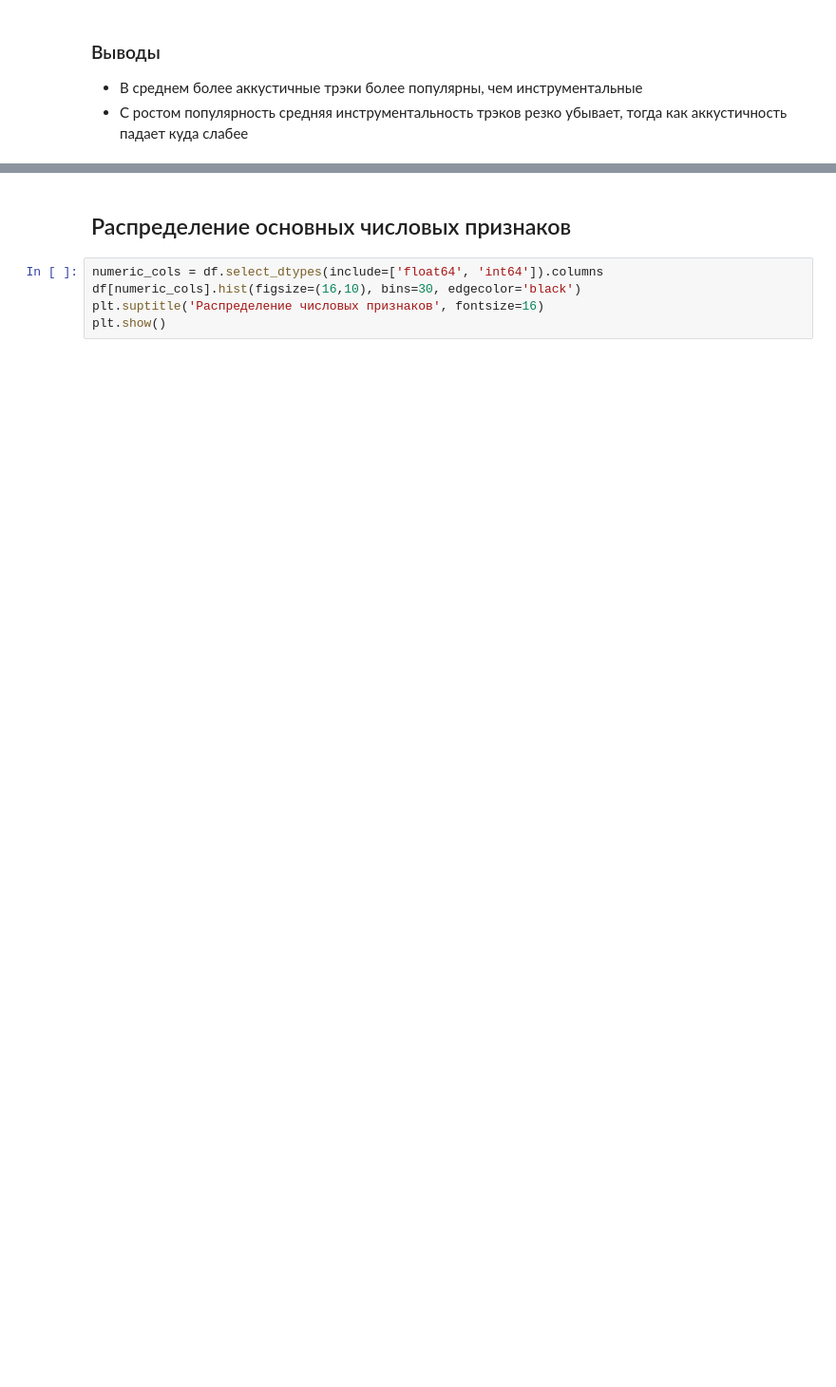
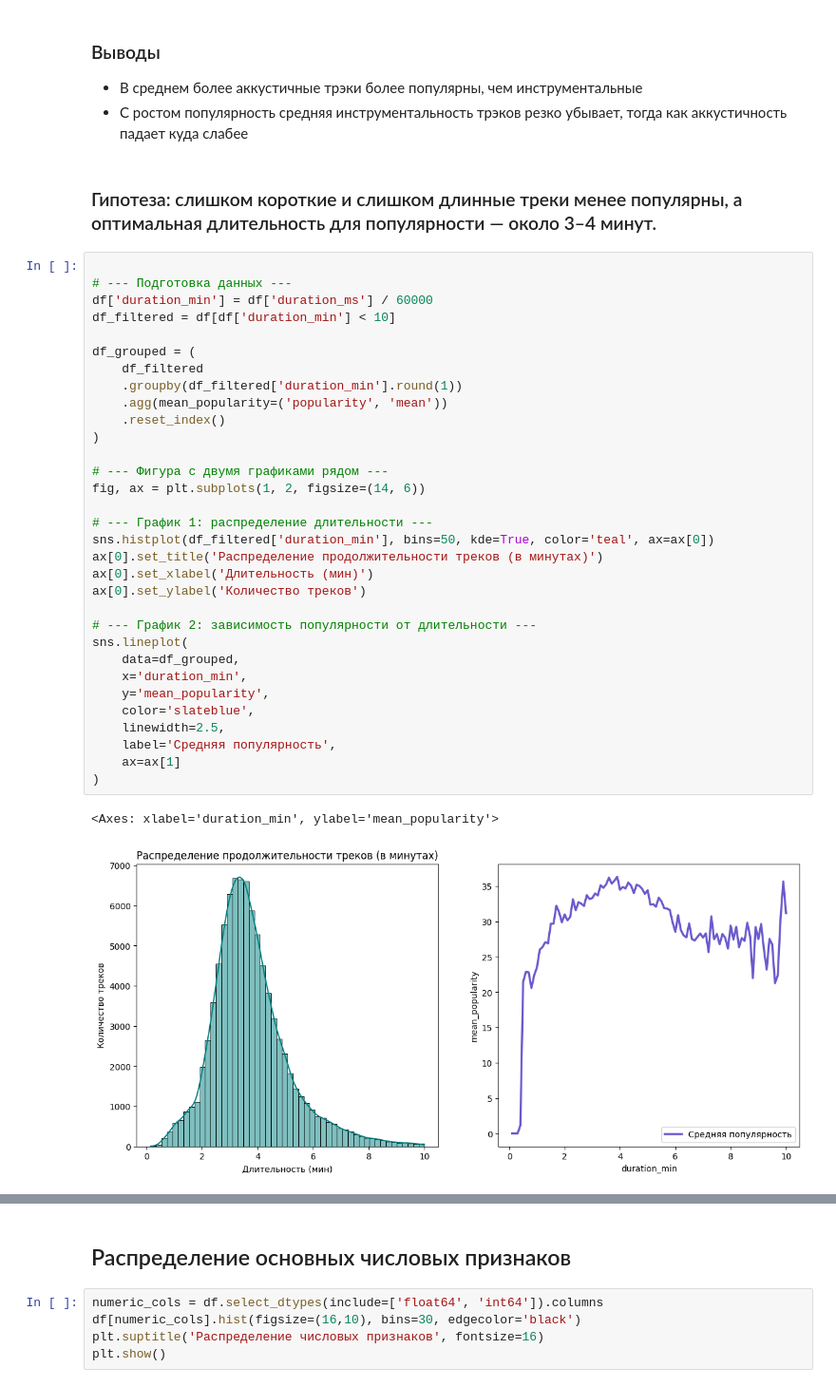
Before and after one commit to Dalarin1/adii-homework-1, a Jupyter notebook: Homework_spotify.ipynb, the cells around one changed output, grey strips where cells are left out. Shown at 95% size. Cells and saved outputs as stored; diff of their text form; blank space fills up the shorter version.

```diff
--- a/Homework_spotify.ipynb
+++ b/Homework_spotify.ipynb
@@ -235,3 +236,40 @@ del df['popularity_bin']
 ### Выводы
  - В среднем более аккустичные трэки более популярны, чем инструментальные
  - С ростом популярность средняя инструментальность трэков резко убывает, тогда как аккустичность падает куда слабее
+# %% [markdown]
+### Гипотеза: слишком короткие и слишком длинные треки менее популярны, а оптимальная длительность для популярности — около 3–4 минут.
+# %%
+
+# --- Подготовка данных ---
+df['duration_min'] = df['duration_ms'] / 60000
+df_filtered = df[df['duration_min'] < 10]
+
+df_grouped = (
+    df_filtered
+    .groupby(df_filtered['duration_min'].round(1))
+    .agg(mean_popularity=('popularity', 'mean'))
+    .reset_index()
+)
+
+# --- Фигура с двумя графиками рядом ---
+fig, ax = plt.subplots(1, 2, figsize=(14, 6))
+
+# --- График 1: распределение длительности ---
+sns.histplot(df_filtered['duration_min'], bins=50, kde=True, color='teal', ax=ax[0])
+ax[0].set_title('Распределение продолжительности треков (в минутах)')
+ax[0].set_xlabel('Длительность (мин)')
+ax[0].set_ylabel('Количество треков')
+
+# --- График 2: зависимость популярности от длительности ---
+sns.lineplot(
+    data=df_grouped,
+    x='duration_min',
+    y='mean_popularity',
+    color='slateblue',
+    linewidth=2.5,
+    label='Средняя популярность',
+    ax=ax[1]
+)
+# %% [output]
+<Axes: xlabel='duration_min', ylabel='mean_popularity'>
+[figure, added]
```
Also changed, not shown: parts of 14 cells of this notebook, 1 other file.
